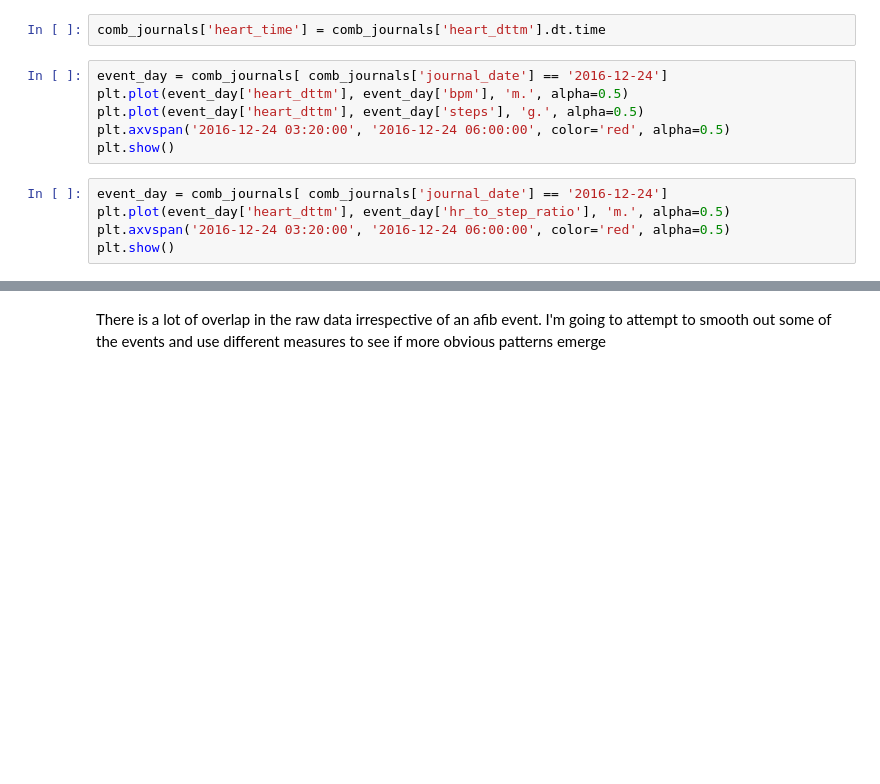
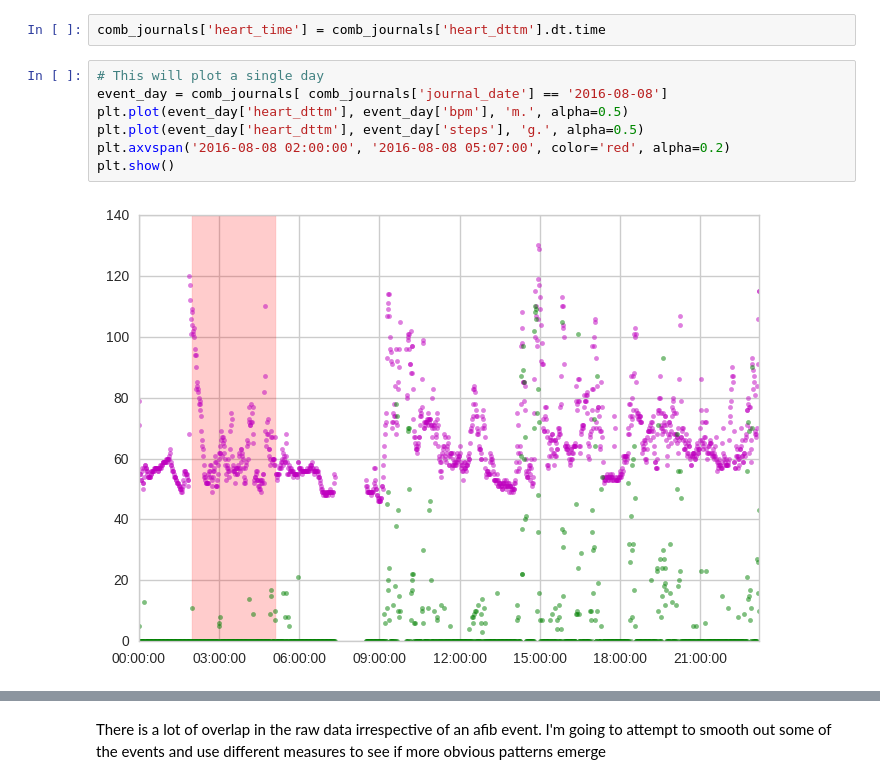
Before and after one commit to brycemcd/heart-rate-analysis, a Jupyter notebook: BAM-2017-01-11-afib-detection-test-user.ipynb, the cells around one changed output, grey strips where cells are left out. Cells and saved outputs as stored; diff of their text form; blank space fills up the shorter version.

```diff
--- a/BAM-2017-01-11-afib-detection-test-user.ipynb
+++ b/BAM-2017-01-11-afib-detection-test-user.ipynb
@@ -121,16 +137,14 @@ TODO: There's not much separation in the data and given that some of the labeled
 # %%
 comb_journals['heart_time'] = comb_journals['heart_dttm'].dt.time
 # %%
-event_day = comb_journals[ comb_journals['journal_date'] == '2016-12-24']
+# This will plot a single day
+event_day = comb_journals[ comb_journals['journal_date'] == '2016-08-08']
 plt.plot(event_day['heart_dttm'], event_day['bpm'], 'm.', alpha=0.5)
 plt.plot(event_day['heart_dttm'], event_day['steps'], 'g.', alpha=0.5)
-plt.axvspan('2016-12-24 03:20:00', '2016-12-24 06:00:00', color='red', alpha=0.5)
+plt.axvspan('2016-08-08 02:00:00', '2016-08-08 05:07:00', color='red', alpha=0.2)
 plt.show()
+# %% [output]
+[figure, added]
-# %%
-event_day = comb_journals[ comb_journals['journal_date'] == '2016-12-24']
-plt.plot(event_day['heart_dttm'], event_day['hr_to_step_ratio'], 'm.', alpha=0.5)
-plt.axvspan('2016-12-24 03:20:00', '2016-12-24 06:00:00', color='red', alpha=0.5)
-plt.show()
 # %%
 # try plotting the above for each event
 
```
Also changed, not shown: parts of 11 cells of this notebook.
